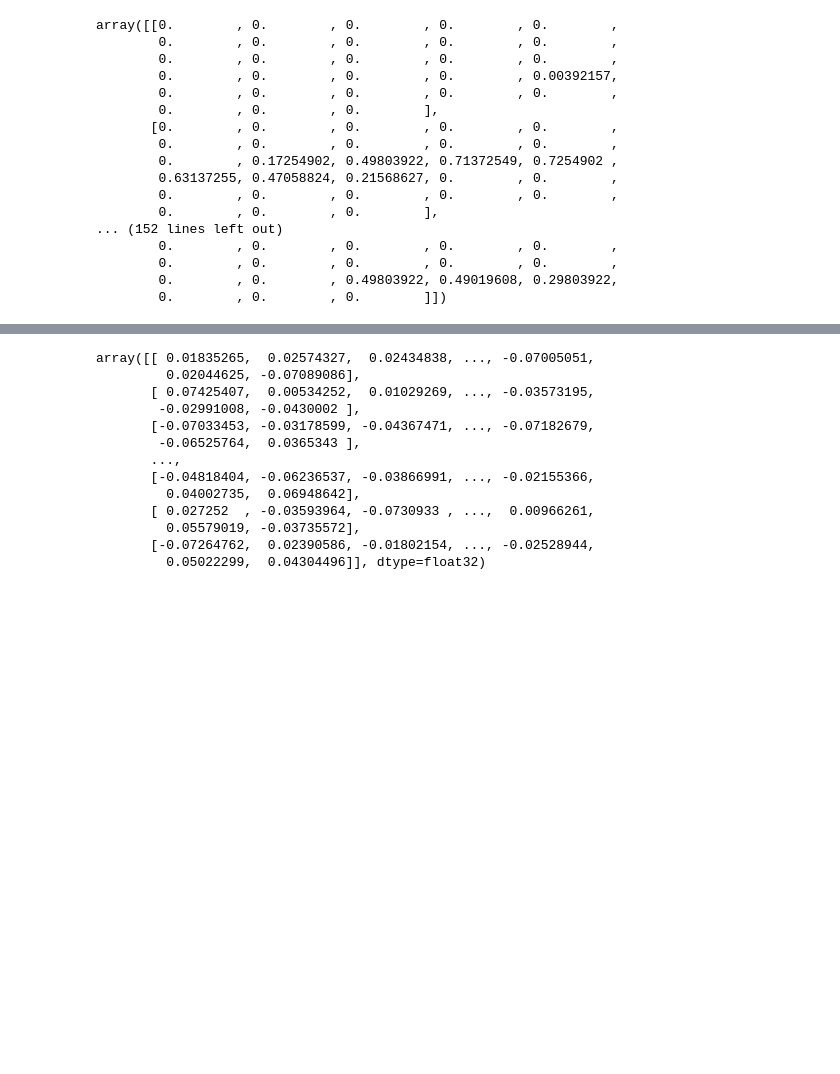
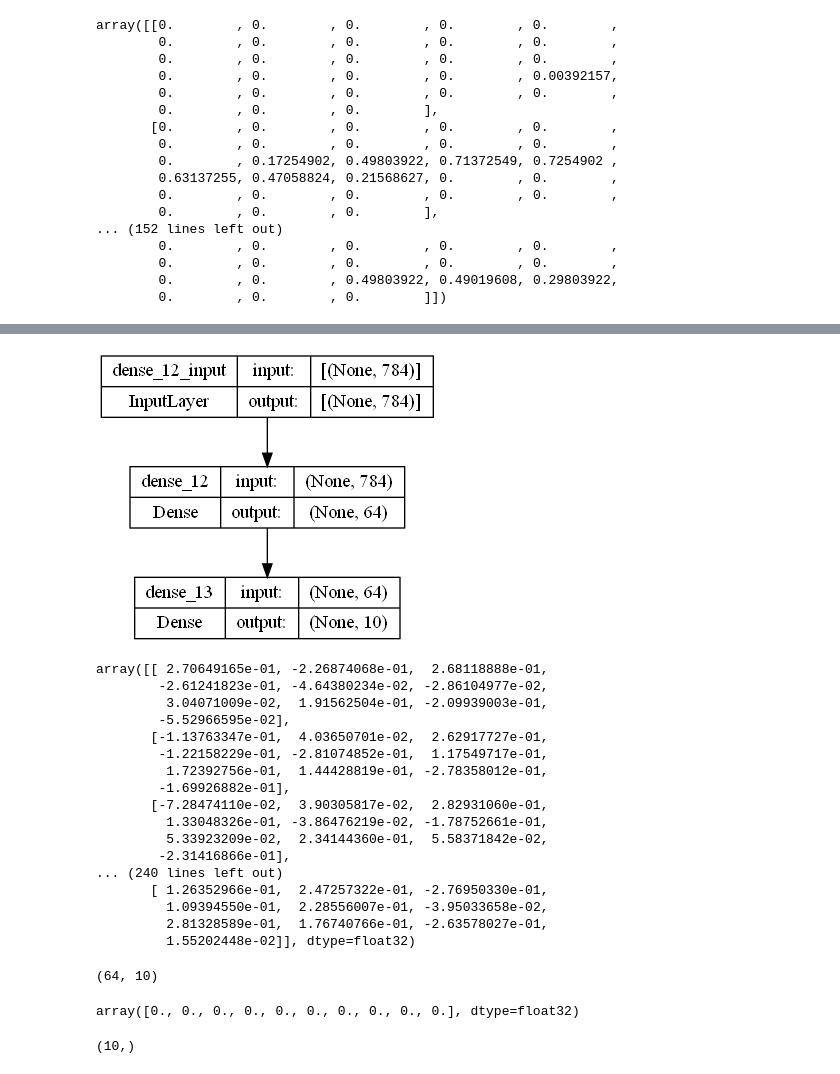
Before and after one commit to sebika123/Rlanguage, a Jupyter notebook: Untitled.ipynb, the cells around one changed output, grey strips where cells are left out. Saved outputs shown, nothing was run; the diff lists cells and outputs as text; code cells hidden in the pictures; blank space fills up the shorter version.

Commit message:
model training lft

```diff
--- a/Untitled.ipynb
+++ b/Untitled.ipynb
@@ -141,22 +143,56 @@ You must install pydot (`pip install pydot`) and install graphviz (see instructi
+# %%
+#import pydot
+
+import tensorflow as tf
+from tensorflow import keras
+#keras.utils.plot_model(model)
+from tensorflow.keras.models import Sequential
+from tensorflow.keras.layers import Dense
+
+# Define a simple Keras model
+model = Sequential()
+model.add(Dense(units=64, activation='relu', input_shape=(784,)))
+model.add(Dense(units=10, activation='softmax'))
+
+# Compile the model (you can customize the loss and optimizer)
+model.compile(loss='categorical_crossentropy', optimizer='adam', metrics=['accuracy'])
+
+# Visualize the model
+
+keras.utils.plot_model(model, to_file='model.png', show_shapes=True)
+# %% [output]
+[figure, added]
 # %%
 weights,biases=model.layers[1].get_weights()
 # %%
 weights
 # %% [output]
-array([[ 0.01835265,  0.02574327,  0.02434838, ..., -0.07005051,
-         0.02044625, -0.07089086],
-       [ 0.07425407,  0.00534252,  0.01029269, ..., -0.03573195,
-        -0.02991008, -0.0430002 ],
-       [-0.07033453, -0.03178599, -0.04367471, ..., -0.07182679,
-        -0.06525764,  0.0365343 ],
-       ...,
-       [-0.04818404, -0.06236537, -0.03866991, ..., -0.02155366,
-         0.04002735,  0.06948642],
-       [ 0.027252  , -0.03593964, -0.0730933 , ...,  0.00966261,
-         0.05579019, -0.03735572],
-       [-0.07264762,  0.02390586, -0.01802154, ..., -0.02528944,
-         0.05022299,  0.04304496]], dtype=float32)
+array([[ 2.70649165e-01, -2.26874068e-01,  2.68118888e-01,
+        -2.61241823e-01, -4.64380234e-02, -2.86104977e-02,
+         3.04071009e-02,  1.91562504e-01, -2.09939003e-01,
+        -5.52966595e-02],
+       [-1.13763347e-01,  4.03650701e-02,  2.62917727e-01,
+        -1.22158229e-01, -2.81074852e-01,  1.17549717e-01,
+         1.72392756e-01,  1.44428819e-01, -2.78358012e-01,
+        -1.69926882e-01],
+       [-7.28474110e-02,  3.90305817e-02,  2.82931060e-01,
+         1.33048326e-01, -3.86476219e-02, -1.78752661e-01,
+         5.33923209e-02,  2.34144360e-01,  5.58371842e-02,
+        -2.31416866e-01],
+... (240 lines left out)
+       [ 1.26352966e-01,  2.47257322e-01, -2.76950330e-01,
+         1.09394550e-01,  2.28556007e-01, -3.95033658e-02,
+         2.81328589e-01,  1.76740766e-01, -2.63578027e-01,
+         1.55202448e-02]], dtype=float32)
 # %%
 weights.shape
+# %% [output]
+(64, 10)
 # %%
 biases
+# %% [output]
+array([0., 0., 0., 0., 0., 0., 0., 0., 0., 0.], dtype=float32)
+# %%
+biases.shape
+# %% [output]
+(10,)
```
Also changed, not shown: parts of 14 cells of this notebook, 1 other file.
